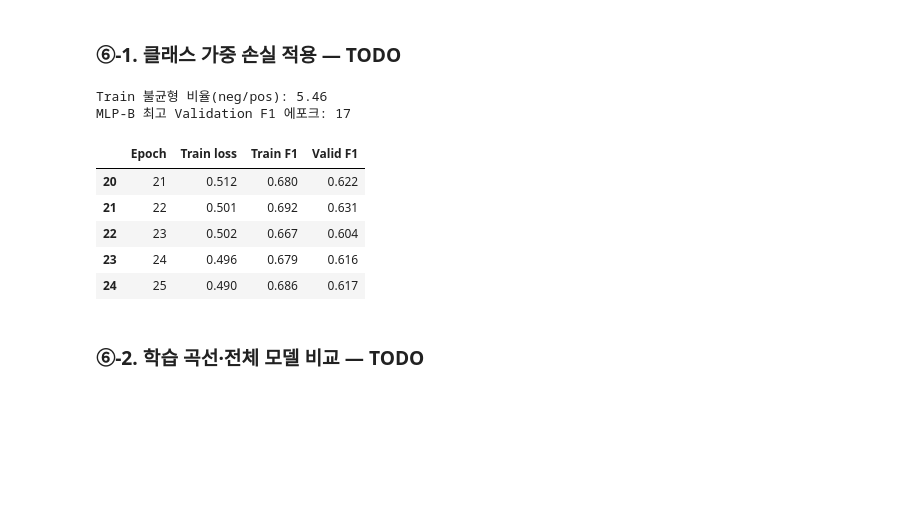
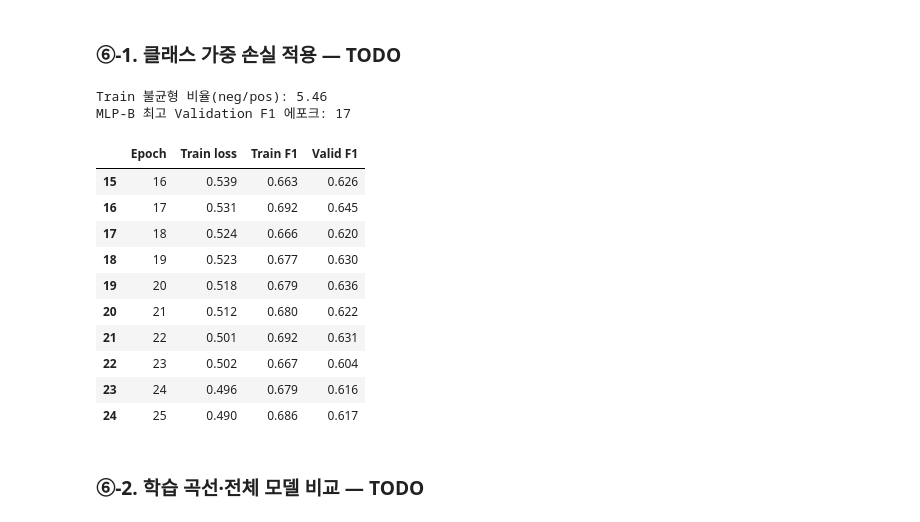
Before and after one commit to Terence20t/ai-mini-project, a Jupyter notebook: mini-project-01/code/02_classification_online_shopping.ipynb, the cells around one changed output. Saved outputs shown, nothing was run; the diff lists cells and outputs as text; code cells hidden in the pictures; blank space fills up the shorter version.

```diff
--- a/mini-project-01/code/02_classification_online_shopping.ipynb
+++ b/mini-project-01/code/02_classification_online_shopping.ipynb
@@ -793,22 +793,27 @@ MLP-A 최고 Validation F1 에포크: 25
 # %%
 # TODO 6-1. Train에서 미구매·구매 건수를 구하고 pos_weight를 계산합니다.
 # 힌트: pos_weight = 미구매 수 / 구매 수
 n_negative = int((y_train == 0).sum())
 n_positive = int((y_train == 1).sum())
 pos_weight = n_negative / n_positive
 print("Train 불균형 비율(neg/pos):", round(pos_weight, 3))
 
 # [공통] MLP-B: 가중 BCE 학습
 mlp_b, history_b, best_epoch_b = fit_mlp(
     Xt_train, y_train.to_numpy(), Xt_valid, y_valid.to_numpy(),
     positive_weight=pos_weight, epochs=EPOCHS,
 )
 print("MLP-B 최고 Validation F1 에포크:", best_epoch_b)
-display(history_b.tail().round(3))
+display(history_b.tail(10).round(3))
 # %% [output]
 Train 불균형 비율(neg/pos): 5.46
 MLP-B 최고 Validation F1 에포크: 17
 |  | Epoch | Train loss | Train F1 | Valid F1 |
+| 15 | 16 | 0.539 | 0.663 | 0.626 |
+| 16 | 17 | 0.531 | 0.692 | 0.645 |
+| 17 | 18 | 0.524 | 0.666 | 0.620 |
+| 18 | 19 | 0.523 | 0.677 | 0.630 |
+| 19 | 20 | 0.518 | 0.679 | 0.636 |
 | 20 | 21 | 0.512 | 0.680 | 0.622 |
 | 21 | 22 | 0.501 | 0.692 | 0.631 |
 | 22 | 23 | 0.502 | 0.667 | 0.604 |
```
Also changed, not shown: parts of 5 cells of this notebook, 1 other file.
